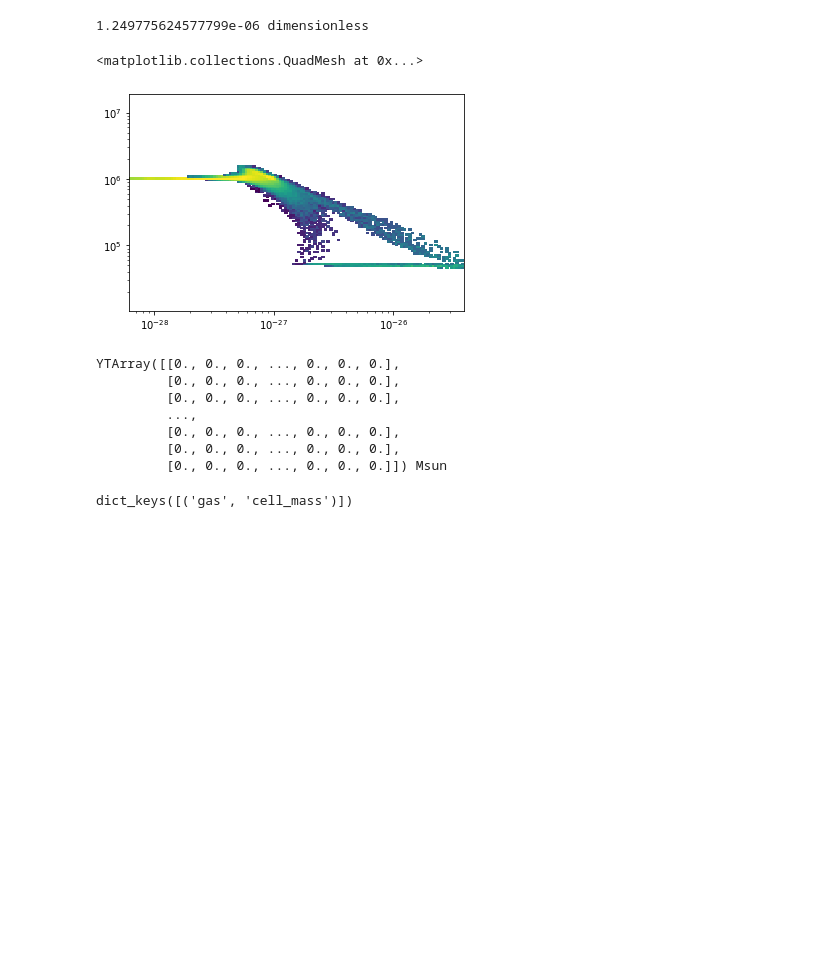
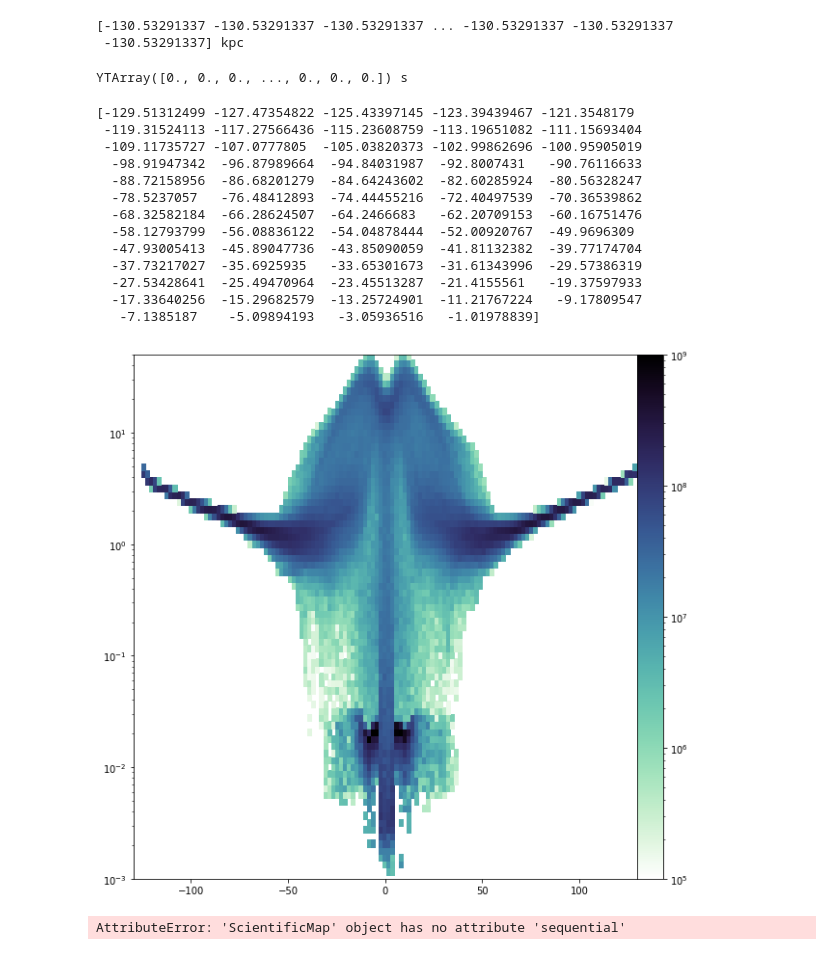
Before and after one commit to ibutsky/thermal_instabilities, a Jupyter notebook: analysis/test.ipynb, the cells around one changed output. Drawn from its saved outputs; the diff is of its cells as text; code cells hidden in the pictures; blank space fills up the shorter version.

```diff
--- a/analysis/test.ipynb
+++ b/analysis/test.ipynb
@@ -234,13 +273,0 @@ cool_test = ad[('gas', 'cool_time_test')].in_units('Myr')
-# %%
-diff = abs(cool_time - cool_test) / cool_time
-#diff = diff.reshape(64, 64, 64)
-print(max(diff))
-# %% [output]
-1.249775624577799e-06 dimensionless
-# %%
-plt.yscale('log')
-plt.yscale('log')
-plt.pcolormesh(prof.x, prof.y, prof[('gas', 'cell_mass')].T, norm = LogNorm(), vmin = 1e5, vmax = 1e9)
-# %% [output]
-<matplotlib.collections.QuadMesh at 0x...>
-[figure, removed]
@@ -249,14 +274,44 @@ prof = p.profile
-# %%
-prof[('gas', 'cell_mass')]
-# %% [output]
-YTArray([[0., 0., 0., ..., 0., 0., 0.],
-         [0., 0., 0., ..., 0., 0., 0.],
-         [0., 0., 0., ..., 0., 0., 0.],
-         ...,
-         [0., 0., 0., ..., 0., 0., 0.],
-         [0., 0., 0., ..., 0., 0., 0.],
-         [0., 0., 0., ..., 0., 0., 0.]]) Msun
-# %%
-prof.keys()
-# %% [output]
-dict_keys([('gas', 'cell_mass')])
+# %%
+region =ds.r[:, :, -3.0]
+z = region[('gas', 'z')].in_units('kpc')
+print(z)
+
+region[('gas', 'cooling_time')]
+# %% [output]
+[-130.53291337 -130.53291337 -130.53291337 ... -130.53291337 -130.53291337
+ -130.53291337] kpc
+YTArray([0., 0., 0., ..., 0., 0., 0.]) s
+# %%
+prof = p.profile
+xbins = prof.x.d
+#xbins[xbins < 0] *= -1
+print(xbins[xbins<0])
+ybins = prof.y.d
+zbins = prof[('gas', 'cell_mass')].d.T
+
+cmap = palettable.cubehelix.jim_special_16_r.mpl_colormap
+
+fig, ax = plt.subplots(figsize = (11,10))
+ax.set_yscale('log')
+ax.set_ylim(1e-3, 50)
+pm = ax.pcolormesh(xbins, ybins, zbins, norm = LogNorm(), cmap =  cmap, vmin = 1e5, vmax = 1e9)
+cbar = fig.colorbar(pm, ax = ax, pad = 0)
+# %% [output]
+[-129.51312499 -127.47354822 -125.43397145 -123.39439467 -121.3548179
+ -119.31524113 -117.27566436 -115.23608759 -113.19651082 -111.15693404
+ -109.11735727 -107.0777805  -105.03820373 -102.99862696 -100.95905019
+  -98.91947342  -96.87989664  -94.84031987  -92.8007431   -90.76116633
+  -88.72158956  -86.68201279  -84.64243602  -82.60285924  -80.56328247
+  -78.5237057   -76.48412893  -74.44455216  -72.40497539  -70.36539862
+  -68.32582184  -66.28624507  -64.2466683   -62.20709153  -60.16751476
+  -58.12793799  -56.08836122  -54.04878444  -52.00920767  -49.9696309
+  -47.93005413  -45.89047736  -43.85090059  -41.81132382  -39.77174704
+  -37.73217027  -35.6925935   -33.65301673  -31.61343996  -29.57386319
+  -27.53428641  -25.49470964  -23.45513287  -21.4155561   -19.37597933
+  -17.33640256  -15.29682579  -13.25724901  -11.21767224   -9.17809547
+   -7.1385187    -5.09894193   -3.05936516   -1.01978839]
+[figure, added]
+# %%
+pal = palettable.scientific.sequential.Tokyo_3_r
+# %% [output]
+AttributeError: 'ScientificMap' object has no attribute 'sequential'
```
Also changed, not shown: parts of 25 cells of this notebook, 3 other files.
